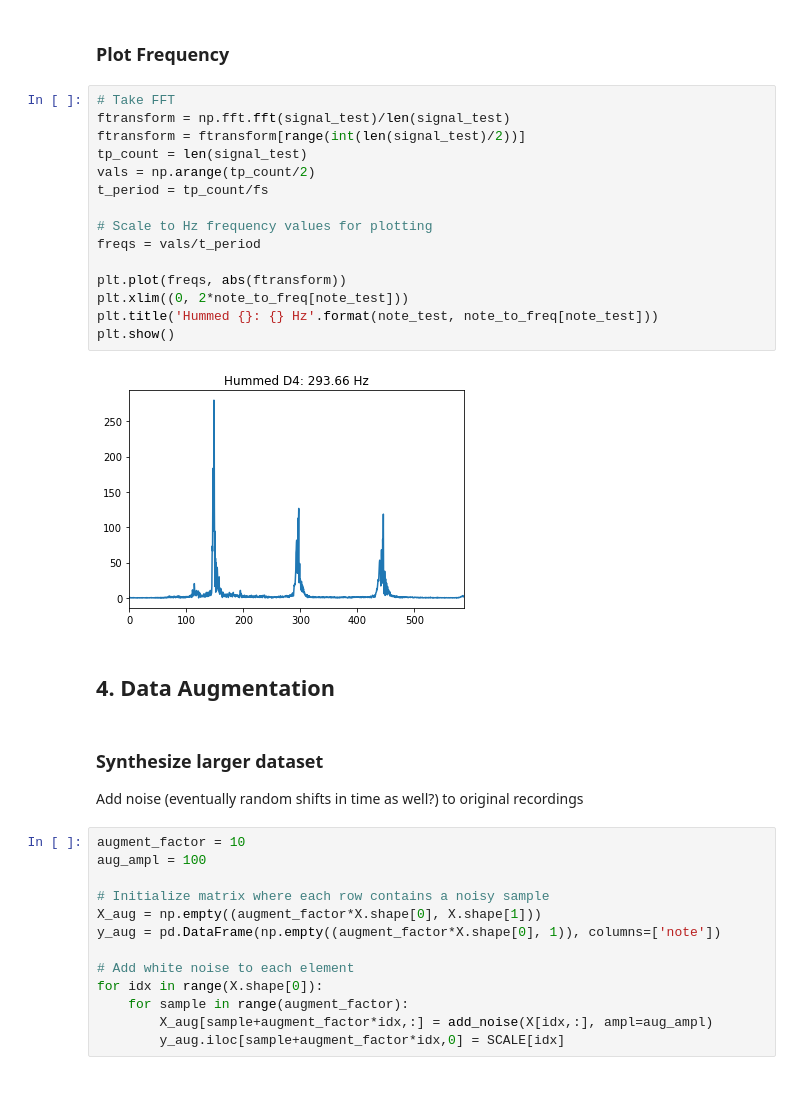
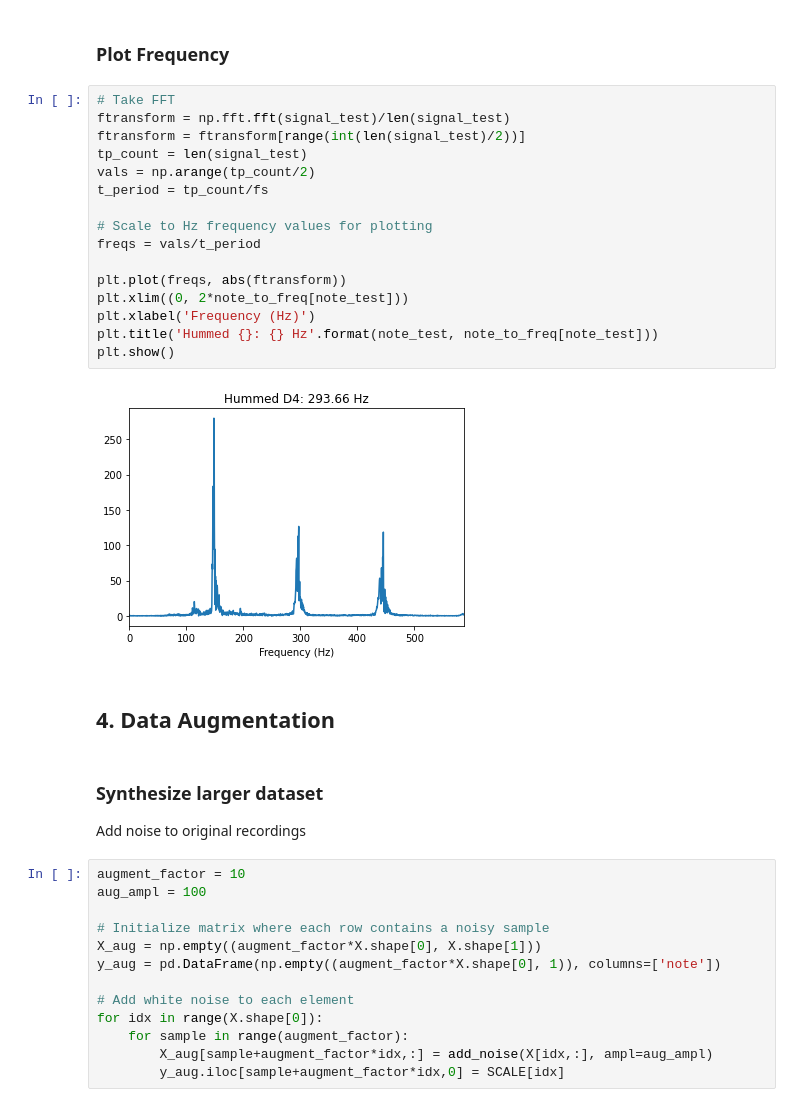
Before and after one commit to bwalsh62/note-recognition, a Jupyter notebook: notebooks/demo.ipynb, the cells around one changed output. Cells and saved outputs as stored; diff of their text form.

```diff
--- a/notebooks/demo.ipynb
+++ b/notebooks/demo.ipynb
@@ -120,25 +122,26 @@ plt.show()
 # %%
 # Take FFT
 ftransform = np.fft.fft(signal_test)/len(signal_test)
 ftransform = ftransform[range(int(len(signal_test)/2))]
 tp_count = len(signal_test)
 vals = np.arange(tp_count/2)
 t_period = tp_count/fs
 
 # Scale to Hz frequency values for plotting
 freqs = vals/t_period
 
 plt.plot(freqs, abs(ftransform))
 plt.xlim((0, 2*note_to_freq[note_test]))
+plt.xlabel('Frequency (Hz)')
 plt.title('Hummed {}: {} Hz'.format(note_test, note_to_freq[note_test]))
 plt.show()
 # %% [output]
-[figure, old version]
+[figure, new version]
 # %% [markdown]
 ## <a id = "data_aug"></a> 4. Data Augmentation
 # %% [markdown]
 ### Synthesize larger dataset
-Add noise (eventually random shifts in time as well?) to original recordings
+Add noise to original recordings
 # %%
 augment_factor = 10
 aug_ampl = 100
```
Also changed, not shown: parts of 23 cells of this notebook.
